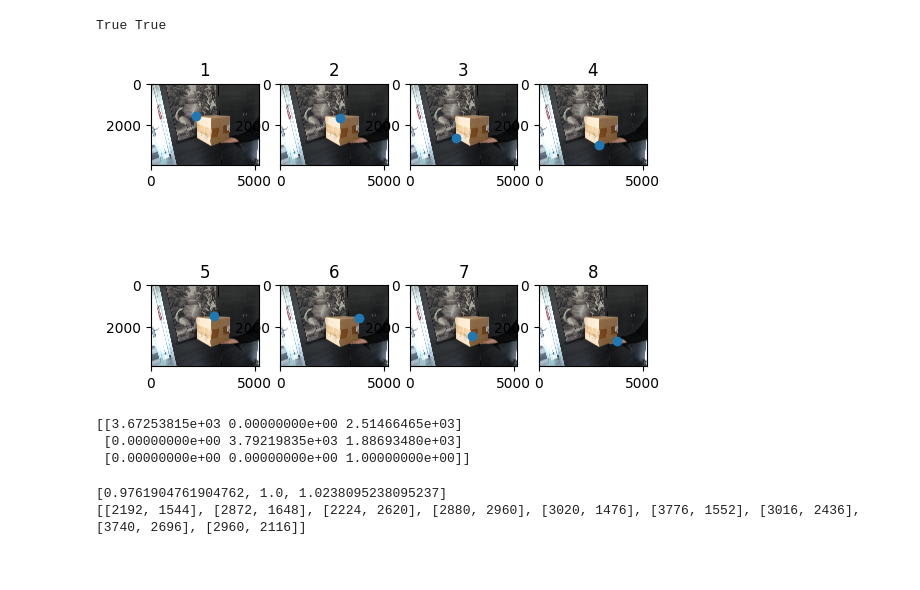
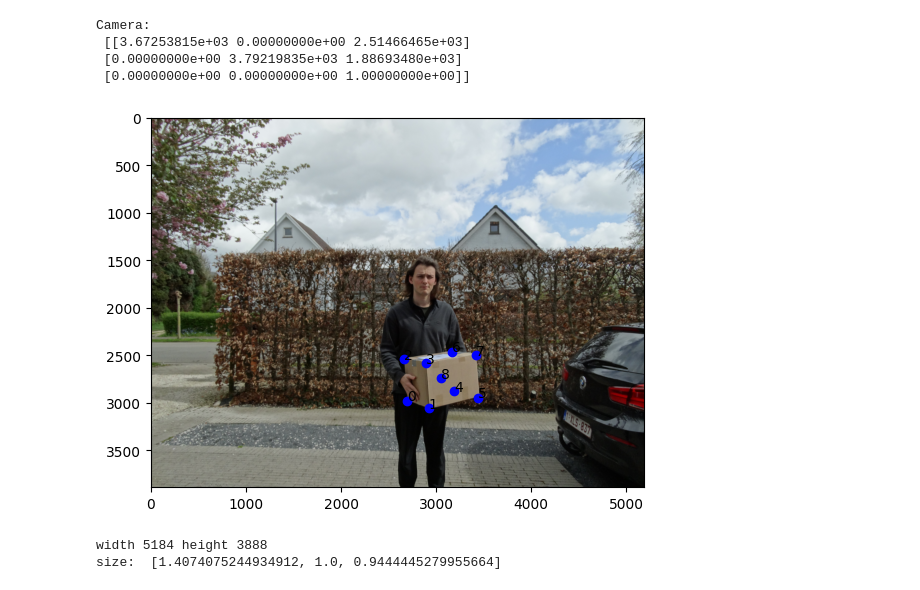
Before and after one commit to aarontenzing/CenterPose-synthetic-training, a Jupyter notebook: test_pnp.ipynb, the cells around one changed output. Saved outputs shown, nothing was run; the diff lists cells and outputs as text; code cells hidden in the pictures.

```diff
--- a/test_pnp.ipynb
+++ b/test_pnp.ipynb
@@ -13,55 +15,50 @@ import pickle
-# %%
-opt = opts()
-opt.nms = True
-opt.obj_scale = True
-opt.c = "cereal_box" # category
-
-print(opt.nms, opt.obj_scale)
-# %% [output]
-True True
+# %%
+# OPT:
+opt = opts()
+opt.nms = True
+opt.obj_scale = True
+opt.c = "cereal_box" # category
+
+# Meta:
+# camera = np.array([[3327.58, 0, 2592], [0, 4164.18, 1944], [0, 0, 1]], dtype=np.float32)
+# Load data from the PKL file
+with open('cameraMatrix.pkl', 'rb') as f:
+    camera = pickle.load(f)
+# camera = np.array([[3648, 0, 2736], [0, 3648, 1824], [0, 0, 1]], dtype=np.float32)
+print("Camera: \n", camera)
+# %% [output]
+Camera:
+ [[3.67253815e+03 0.00000000e+00 2.51466465e+03]
+ [0.00000000e+00 3.79219835e+03 1.88693480e+03]
+ [0.00000000e+00 0.00000000e+00 1.00000000e+00]]
 # %%
 # Take GT as imput:
 with open('data/synthetic_data/test/anno.json', 'r') as f:
     data = json.load(f)
 # %%
 # first test with GT cereal:
-img_gt = data[50]
+img_id = 0
+img_gt = data[img_id]
 size = img_gt["whd"]
-points = img_gt["projection"]
+points =  img_gt["projection"]
+w_points = img_gt["world"]
 
-img = plt.imread("data/synthetic_data/test/50.jpg")
+image = plt.imread("data/synthetic_data/test/" + str(img_id) + ".jpg")
+plt.imshow(image)
 
-plt.imshow(img)
+for i, p in enumerate(points):
+     plt.plot(p[0],p[1], 'bo')
+     plt.text(p[0], p[1], f"{i}")
 
-for i, p in enumerate(points[:8]):
-     plt.subplot(2,4,i+1)
-     plt.imshow(img)
-     plt.scatter(p[0], p[1], cmap='b')
-     plt.title(f"{i+1}")
 plt.show()
 # %% [output]
-[figure, old version]
+[figure, new version]
-# %%
-# camera=np.array([[663.0287679036459, 0, 300.2775065104167], [0, 663.0287679036459, 395.00066121419275], [0, 0, 1]])
-# camera=np.array([[3648, 0, 2736], [0, 3648, 1824], [0, 0, 1]], dtype=np.float32)
-with open('cameraMatrix.pkl', 'rb') as f:
-            data = pickle.load(f)
-camera = data
-# camera=np.array([[1500, 0, 2592], [0, 1500, 1944], [0, 0, 1]], dtype=np.float32)
-
-print(camera)
-# %% [output]
-[[3.67253815e+03 0.00000000e+00 2.51466465e+03]
- [0.00000000e+00 3.79219835e+03 1.88693480e+03]
- [0.00000000e+00 0.00000000e+00 1.00000000e+00]]
-# %%
-size = [x/size[1] for x in size]
-print(size)
-print(points)
-
-bbox = {'kps': points, "obj_scale": size}
-meta = {"width": img.shape[1],"height": img.shape[0], "camera_matrix": camera}
-# %% [output]
-[0.9761904761904762, 1.0, 1.0238095238095237]
-[[2192, 1544], [2872, 1648], [2224, 2620], [2880, 2960], [3020, 1476], [3776, 1552], [3016, 2436], [3740, 2696], [2960, 2116]]
+# %%
+bbox = {'kps': points[:8], "obj_scale": size}
+print("width", image.shape[1],"height", image.shape[0])
+meta = {"width": image.shape[1],"height": image.shape[0], "camera_matrix": camera}
+print("size: ", size)
+# %% [output]
+width 5184 height 3888
+size:  [1.4074075244934912, 1.0, 0.9444445279955664]
 # %%
```
Also changed, not shown: parts of 9 cells of this notebook, 4 other files.
